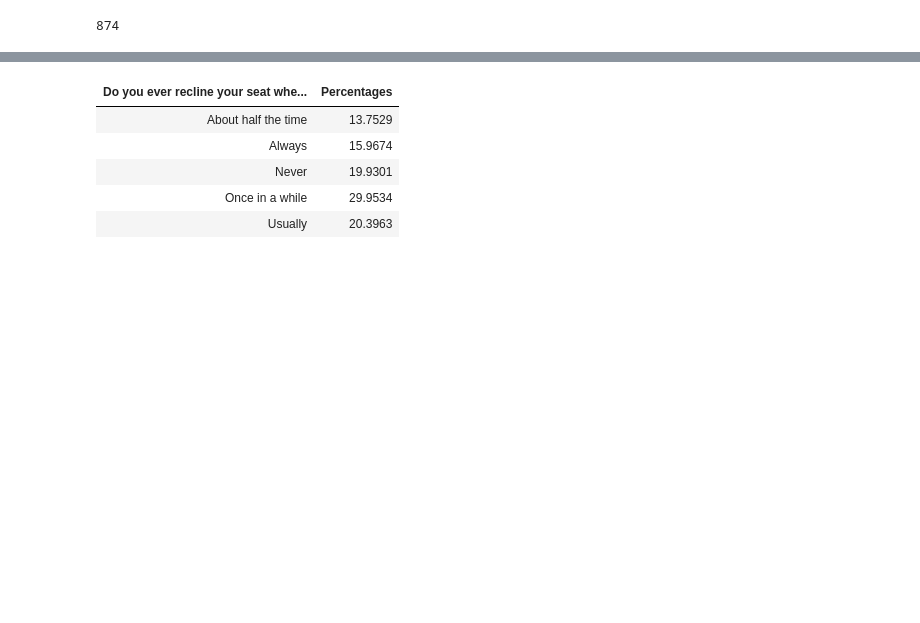
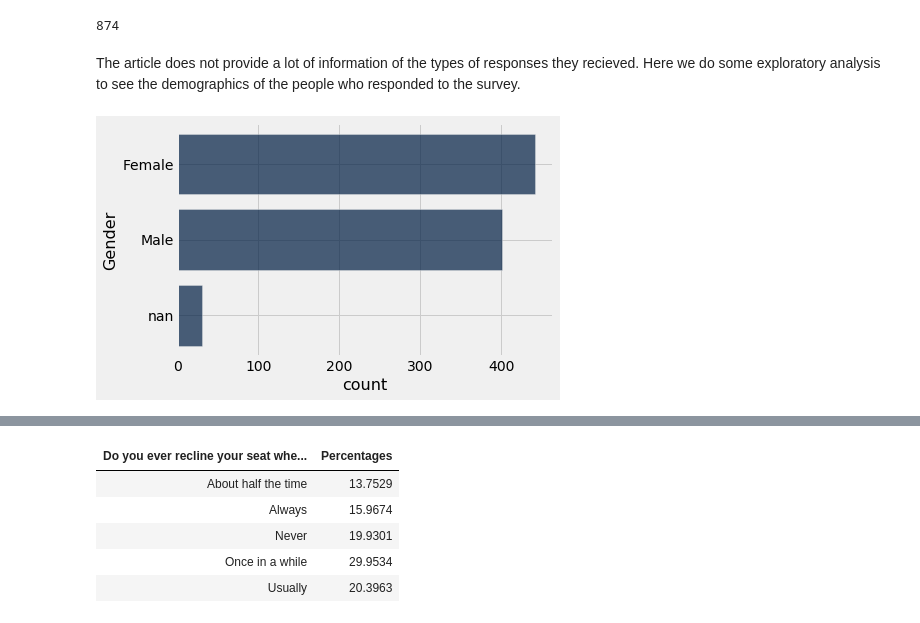
Before and after one commit to ls88-openscienceconnector/final-project-team-2, a Jupyter notebook: notebooks/airplane-analysis.ipynb, the cells around one changed output, grey strips where cells are left out. Drawn from its saved outputs; the diff is of its cells as text; code cells hidden in the pictures; blank space fills up the shorter version.

```diff
--- a/notebooks/airplane-analysis.ipynb
+++ b/notebooks/airplane-analysis.ipynb
@@ -41,3 +41,9 @@ data = data.where("How often do you travel by plane?", are.not_equal_to("Never")
 data.num_rows
 # %% [output]
 874
+# %% [markdown]
+The article does not provide a lot of information of the types of responses they recieved. Here we do some exploratory analysis to see the demographics of the people who responded to the survey.
+# %%
+data.group("Gender").barh(0)
+# %% [output]
+[figure, added]
```
Also changed, not shown: parts of 35 cells of this notebook.
